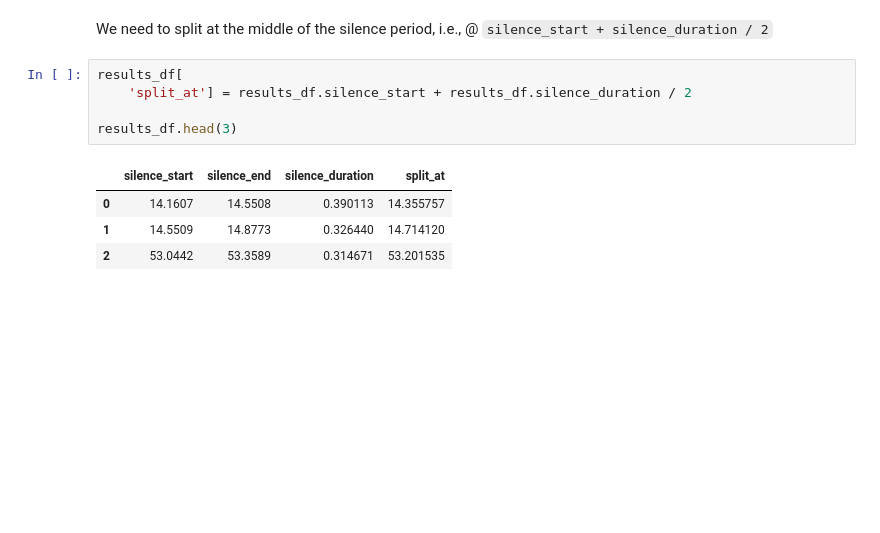
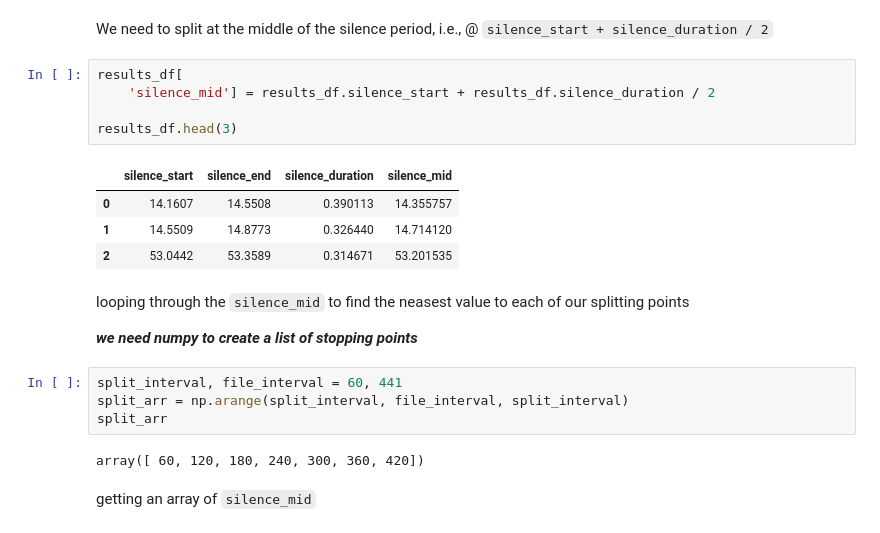
Before and after one commit to drnesr/mp3_splitter, a Jupyter notebook: Splitter.ipynb, the cells around one changed output. Drawn from its saved outputs; the diff is of its cells as text; blank space fills up the shorter version.

Commit message:
The success_array of splitting time is found

```diff
--- a/Splitter.ipynb
+++ b/Splitter.ipynb
@@ -170,11 +158,23 @@ We need to split at the middle of the silence period,
  i.e., @ `silence_start + silence_duration / 2`
 # %%
 results_df[
-    'split_at'] = results_df.silence_start + results_df.silence_duration / 2
+    'silence_mid'] = results_df.silence_start + results_df.silence_duration / 2
 
 results_df.head(3)
 # %% [output]
-|  | silence_start | silence_end | silence_duration | split_at |
+|  | silence_start | silence_end | silence_duration | silence_mid |
 | 0 | 14.1607 | 14.5508 | 0.390113 | 14.355757 |
 | 1 | 14.5509 | 14.8773 | 0.326440 | 14.714120 |
 | 2 | 53.0442 | 53.3589 | 0.314671 | 53.201535 |
+# %% [markdown]
+looping through the `silence_mid` to find the neasest value to each of our splitting points
+
+***we need numpy to create a list of stopping points***
+# %%
+split_interval, file_interval = 60, 441
+split_arr = np.arange(split_interval, file_interval, split_interval)
+split_arr
+# %% [output]
+array([ 60, 120, 180, 240, 300, 360, 420])
+# %% [markdown]
+getting an array of `silence_mid`
```
Also changed, not shown: parts of 5 cells of this notebook.
